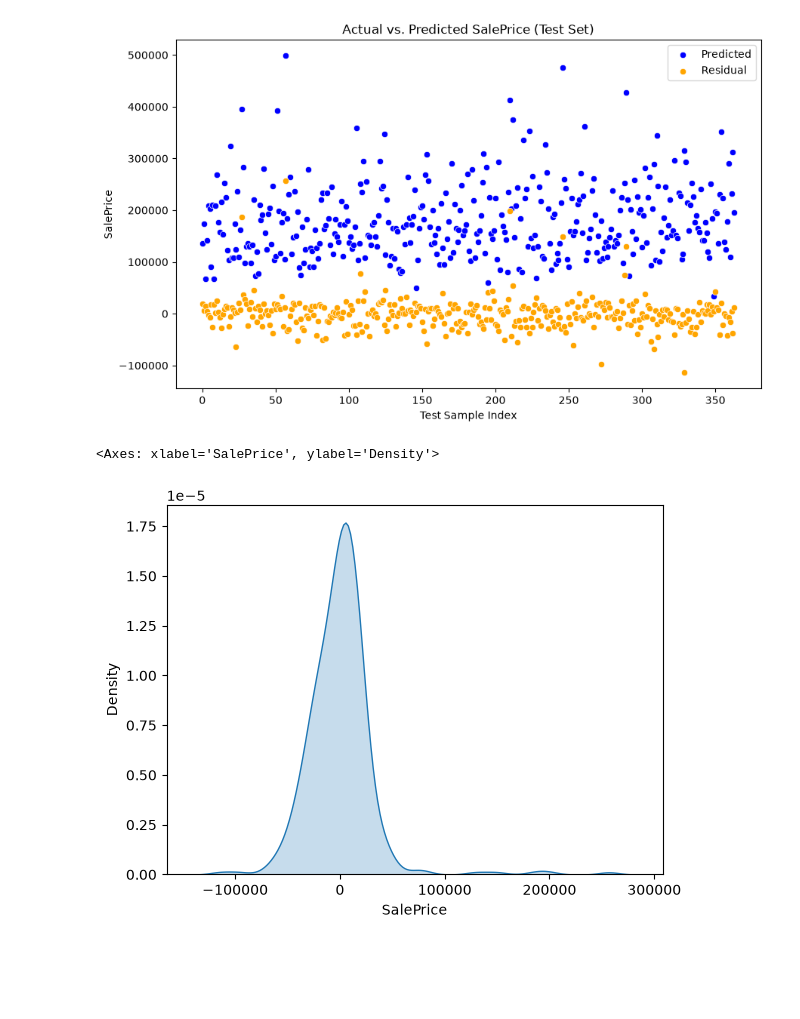
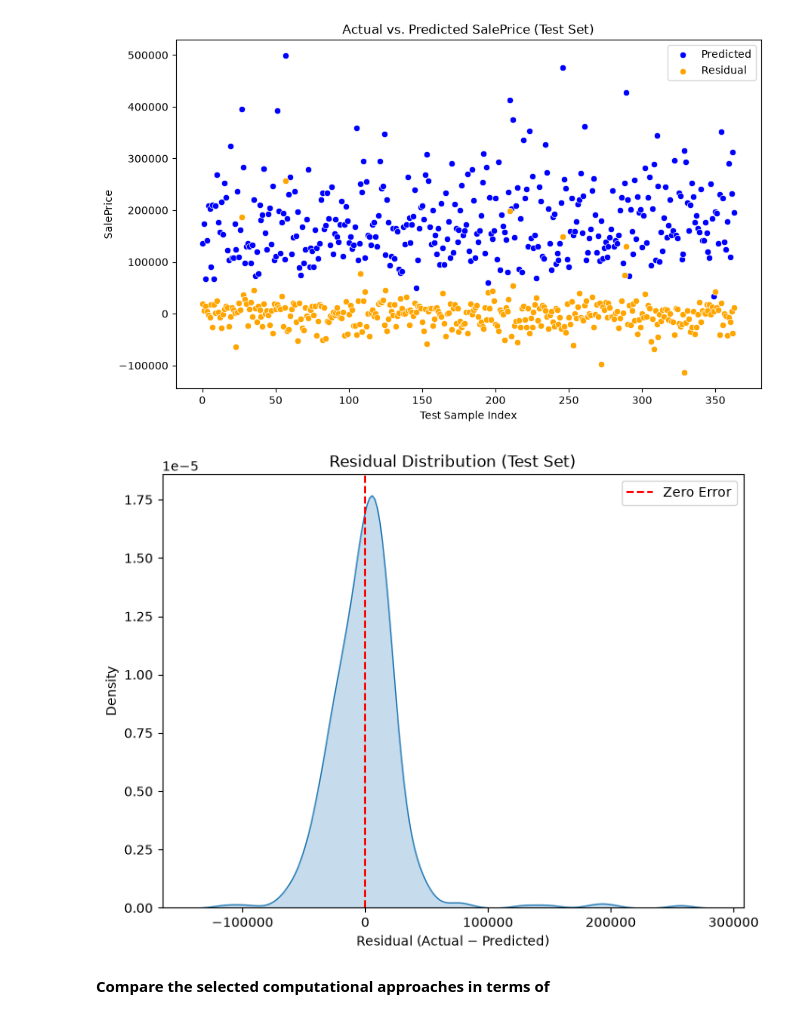
Before and after one commit to FarhanKhan1/MSAI_Machine_Learning, a Jupyter notebook: assignments_1/notebooks/q1_linear_regression.ipynb, the cells around one changed output. Drawn from its saved outputs; the diff is of its cells as text; code cells hidden in the pictures; blank space fills up the shorter version.

```diff
--- a/assignments_1/notebooks/q1_linear_regression.ipynb
+++ b/assignments_1/notebooks/q1_linear_regression.ipynb
@@ -251,7 +260,17 @@ plt.show()
 # %% [output]
 [figure]
 # %%
-sns.kdeplot(x=(y_test - sgd_test_preds), fill=True)
+sgd_residuals = y_test - sgd_test_preds
+
+fig, ax = plt.subplots(figsize=(8, 6))
+sns.kdeplot(sgd_residuals, fill=True, ax=ax)
+ax.axvline(0, color="red", linestyle="--", label="Zero Error")
+ax.set_xlabel("Residual (Actual − Predicted)")
+ax.set_ylabel("Density")
+ax.set_title("Residual Distribution (Test Set)")
+ax.legend()
+plt.show()
 # %% [output]
-<Axes: xlabel='SalePrice', ylabel='Density'>
-[figure, old version]
+[figure, new version]
+# %% [markdown]
+**Compare the selected computational approaches in terms of**
```
Also changed, not shown: parts of 20 cells of this notebook, 1 other file.
